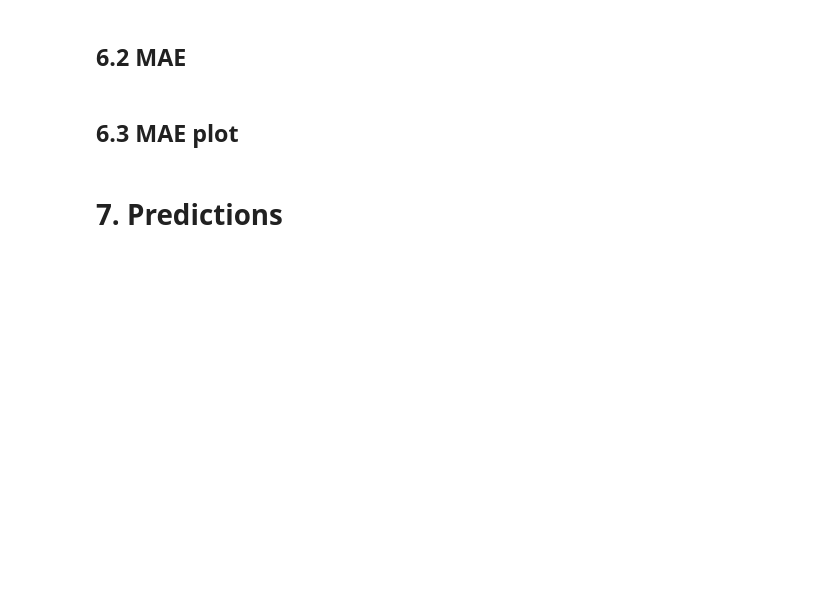
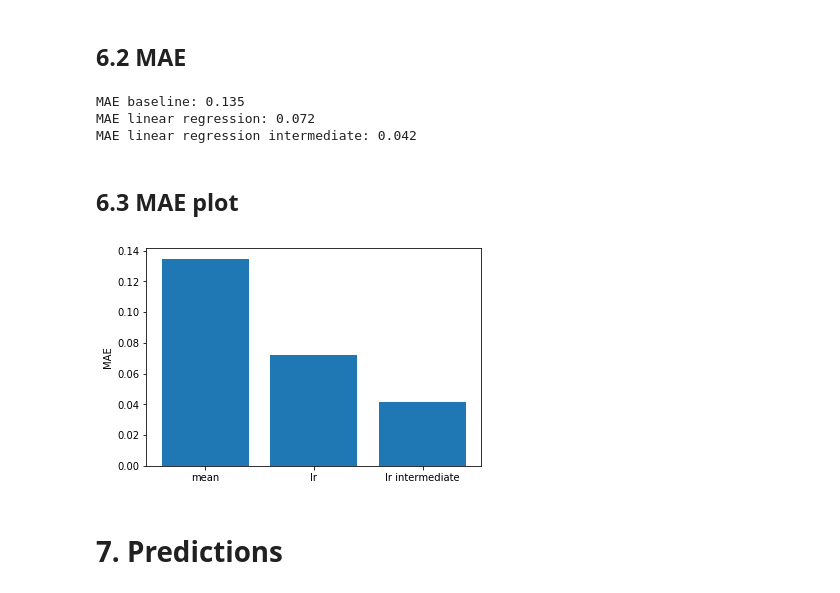
Before and after one commit to daviddapaz/Python, a Jupyter notebook: house-prices-solution_NEW.ipynb, the cells around one changed output. Saved outputs shown, nothing was run; the diff lists cells and outputs as text; code cells hidden in the pictures; blank space fills up the shorter version.

```diff
--- a/house-prices-solution_NEW.ipynb
+++ b/house-prices-solution_NEW.ipynb
@@ -362,4 +399,14 @@ y_pred = lr.predict(X_te)
 # %% [markdown]
 ## 4.2 Create
+# %%
+# Create a linear regression
+lr2 = LinearRegression()
 # %% [markdown]
 ## 4.3 Fit
+# %%
+# Fit it to train data
+lr2.fit(X_tr, y_tr)
+
+# Print coefficients
+print('Coefficients:', lr2.coef_)
+print('Intercept:', lr2.intercept_)
@@ -366,5 +430,8 @@ y_pred = lr.predict(X_te)
 # %% [markdown]
 ## 4.4 Predict
+# %%
+# Compute predictions
+y_pred2 = lr2.predict(X_te)
 # %% [markdown]
 ## 4.5 Regularization (Ridge Regression)
 # %% [markdown]
@@ -412,22 +487,32 @@ mae_baseline = MAE(y_te, np.mean(y_te))
 # %%
 # Linear regression
 mae_lr = MAE(y_te, y_pred)
+# %%
+# Linear regression intermediate
+mae_lr2 = MAE(y_te, y_pred2)
 # %%
 print('MAE baseline: {:.3f}'.format(mae_baseline))
 print('MAE linear regression: {:.3f}'.format(mae_lr))
+print('MAE linear regression intermediate: {:.3f}'.format(mae_lr2))
+# %% [output]
+MAE baseline: 0.135
+MAE linear regression: 0.072
+MAE linear regression intermediate: 0.042
 # %% [markdown]
 ## 6.3 MAE plot
 # %%
 # Final comparison
-mae_values = [mae_baseline, mae_lr]
-titles = ['mean', 'lr']
+mae_values = [mae_baseline, mae_lr, mae_lr2]
+titles = ['mean', 'lr','lr intermediate']
 
 xcor = np.arange(len(mae_values))
 plt.bar(xcor, mae_values)
 plt.xticks(xcor, titles)
 
 plt.ylabel('MAE')
 plt.show()
+# %% [output]
+[figure, added]
 # %% [markdown]
 # 7. Predictions
 # %% [markdown]
```
Also changed, not shown: parts of 10 cells of this notebook.
